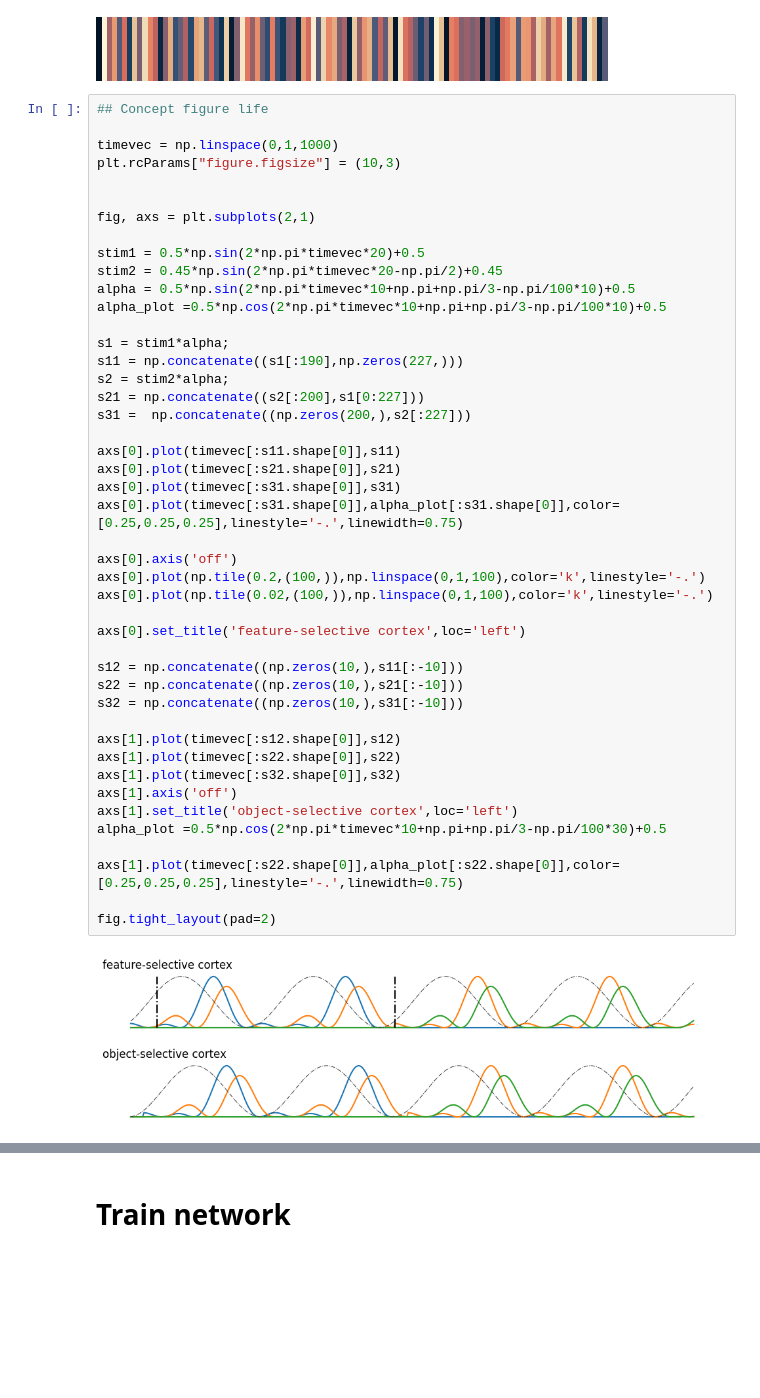
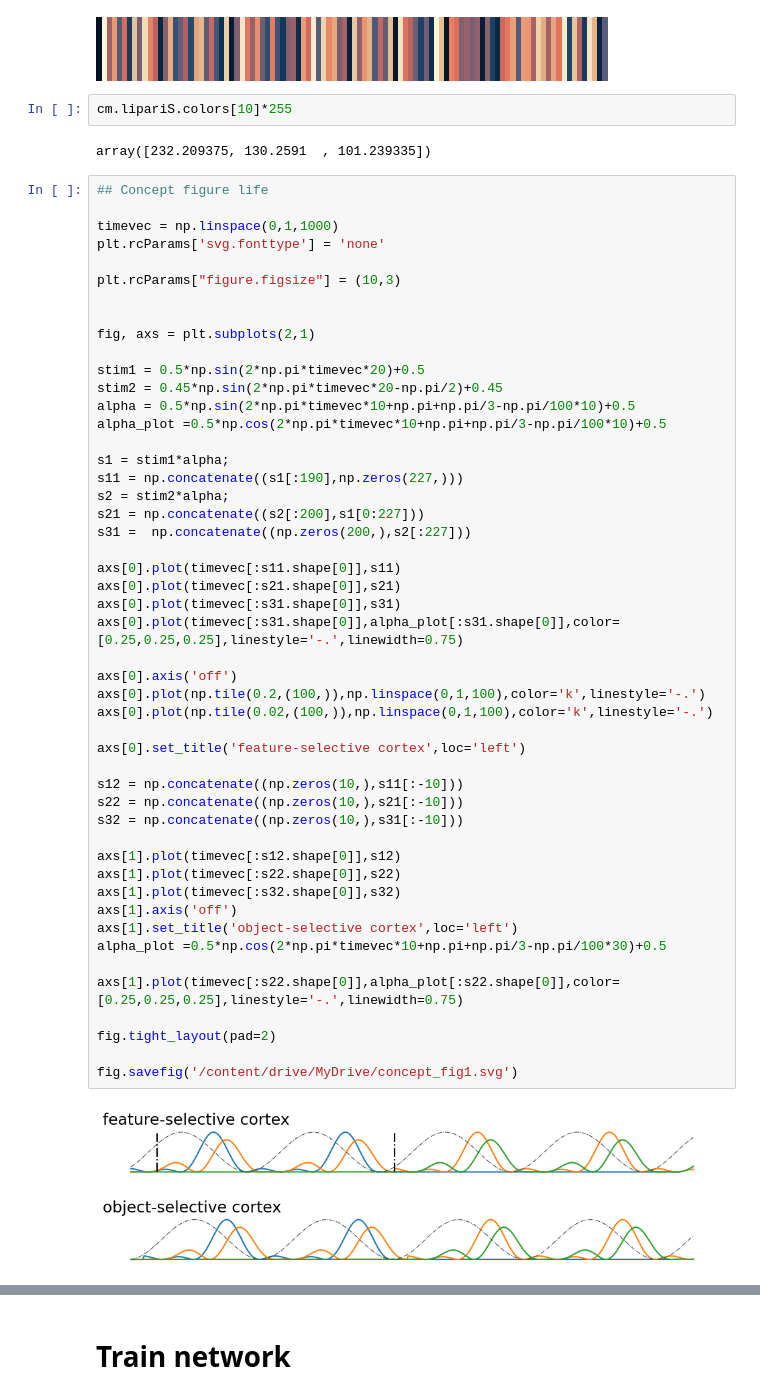
Before and after one commit to katduecker/dnn_osci, a Jupyter notebook: DynNN_figures_thesis.ipynb, the cells around one changed output, grey strips where cells are left out. Saved outputs shown, nothing was run; the diff lists cells and outputs as text; blank space fills up the shorter version.

```diff
--- a/DynNN_figures_thesis.ipynb
+++ b/DynNN_figures_thesis.ipynb
@@ -236,10 +233,16 @@ from cmcrameri import cm
 cm.lipariS
 # %% [output]
 [figure]
+# %%
+cm.lipariS.colors[10]*255
+# %% [output]
+array([232.209375, 130.2591  , 101.239335])
 # %%
 ## Concept figure life
 
 timevec = np.linspace(0,1,1000)
+plt.rcParams['svg.fonttype'] = 'none'
+
 plt.rcParams["figure.figsize"] = (10,3)
 
 
@@ -255,31 +258,33 @@ s11 = np.concatenate((s1[:190],np.zeros(227,)))
 s2 = stim2*alpha;
 s21 = np.concatenate((s2[:200],s1[0:227]))
 s31 =  np.concatenate((np.zeros(200,),s2[:227]))
 
 axs[0].plot(timevec[:s11.shape[0]],s11)
 axs[0].plot(timevec[:s21.shape[0]],s21)
 axs[0].plot(timevec[:s31.shape[0]],s31)
 axs[0].plot(timevec[:s31.shape[0]],alpha_plot[:s31.shape[0]],color=[0.25,0.25,0.25],linestyle='-.',linewidth=0.75)
 
 axs[0].axis('off')
 axs[0].plot(np.tile(0.2,(100,)),np.linspace(0,1,100),color='k',linestyle='-.')
 axs[0].plot(np.tile(0.02,(100,)),np.linspace(0,1,100),color='k',linestyle='-.')
 
 axs[0].set_title('feature-selective cortex',loc='left')
 
 s12 = np.concatenate((np.zeros(10,),s11[:-10]))
 s22 = np.concatenate((np.zeros(10,),s21[:-10]))
 s32 = np.concatenate((np.zeros(10,),s31[:-10]))
 
 axs[1].plot(timevec[:s12.shape[0]],s12)
 axs[1].plot(timevec[:s22.shape[0]],s22)
 axs[1].plot(timevec[:s32.shape[0]],s32)
 axs[1].axis('off')
 axs[1].set_title('object-selective cortex',loc='left')
 alpha_plot =0.5*np.cos(2*np.pi*timevec*10+np.pi+np.pi/3-np.pi/100*30)+0.5
 
 axs[1].plot(timevec[:s22.shape[0]],alpha_plot[:s22.shape[0]],color=[0.25,0.25,0.25],linestyle='-.',linewidth=0.75)
 
 fig.tight_layout(pad=2)
+
+fig.savefig('/content/drive/MyDrive/concept_fig1.svg')
 # %% [output]
-[figure, old version]
+[figure, new version]
```
Also changed, not shown: parts of 4 cells of this notebook.
